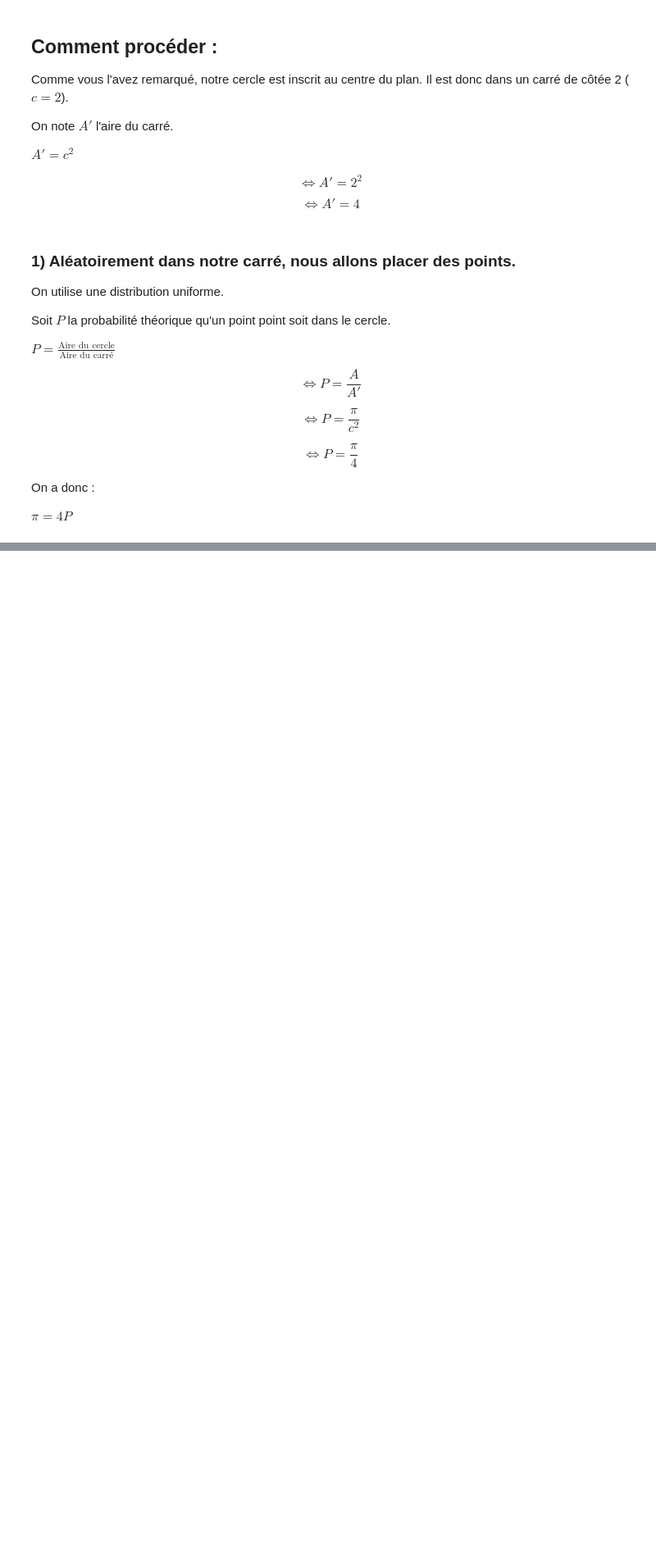
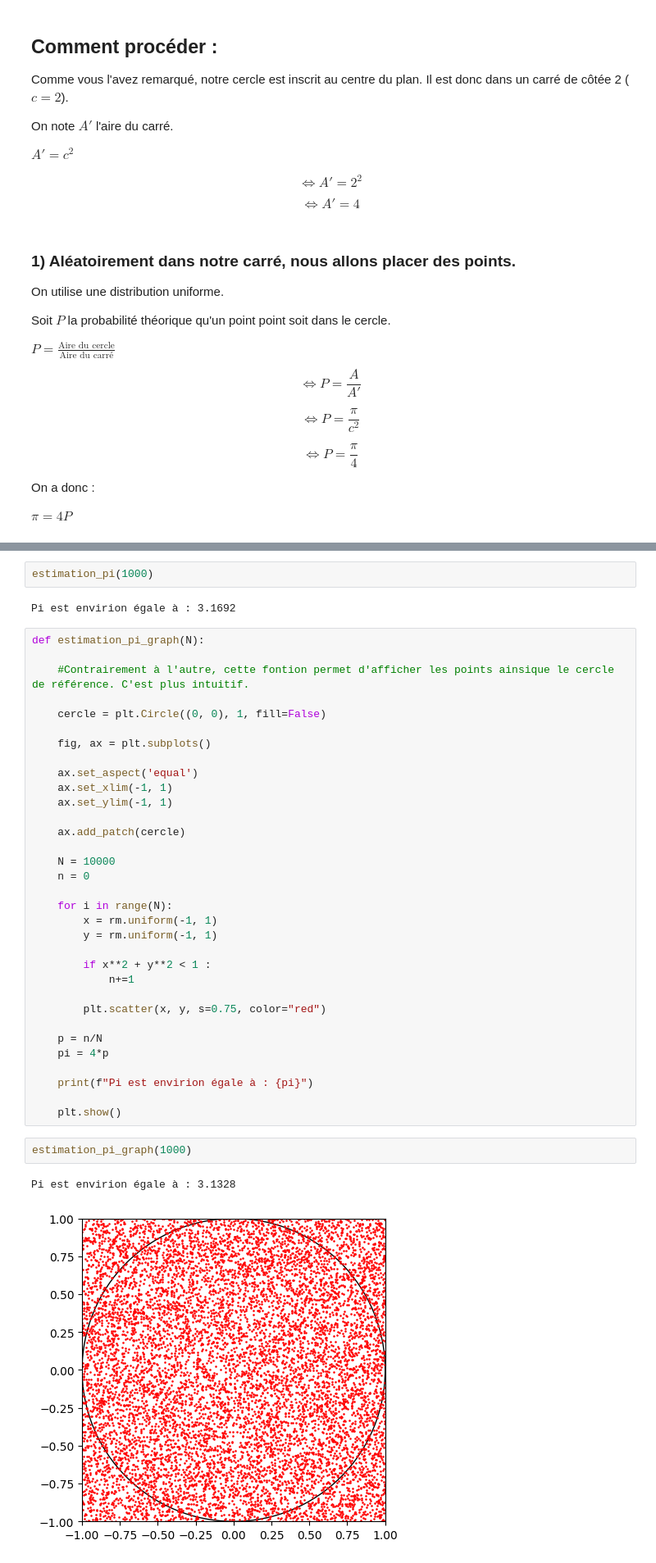
Before and after one commit to Arthure777/Estimation-of-pi-with-Mont-Carlo, a Jupyter notebook: projet/cercle.ipynb, the cells around one changed output, grey strips where cells are left out. Shown at 82% size. Drawn from its saved outputs; the diff is of its cells as text; blank space fills up the shorter version.

```diff
--- a/projet/cercle.ipynb
+++ b/projet/cercle.ipynb
@@ -74,0 +192,42 @@ En d'autres termes dans notre cas, plus notre nombre de tirages est grand, plus
+# %%
+estimation_pi(1000)
+# %% [output]
+Pi est envirion égale à : 3.1692
+# %%
+def estimation_pi_graph(N):
+
+    #Contrairement à l'autre, cette fontion permet d'afficher les points ainsique le cercle de référence. C'est plus intuitif.
+
+    cercle = plt.Circle((0, 0), 1, fill=False)
+
+    fig, ax = plt.subplots()
+
+    ax.set_aspect('equal')
+    ax.set_xlim(-1, 1)
+    ax.set_ylim(-1, 1)
+
+    ax.add_patch(cercle)
+
+    N = 10000
+    n = 0
+
+    for i in range(N):
+        x = rm.uniform(-1, 1)
+        y = rm.uniform(-1, 1)
+
+        if x**2 + y**2 < 1 :
+            n+=1
+
+        plt.scatter(x, y, s=0.75, color="red")
+
+    p = n/N
+    pi = 4*p
+
+    print(f"Pi est envirion égale à : {pi}")
+
+    plt.show()
+# %%
+estimation_pi_graph(1000)
+# %% [output]
+Pi est envirion égale à : 3.1328
+[figure, added]
```
Also changed, not shown: parts of 15 cells of this notebook.
